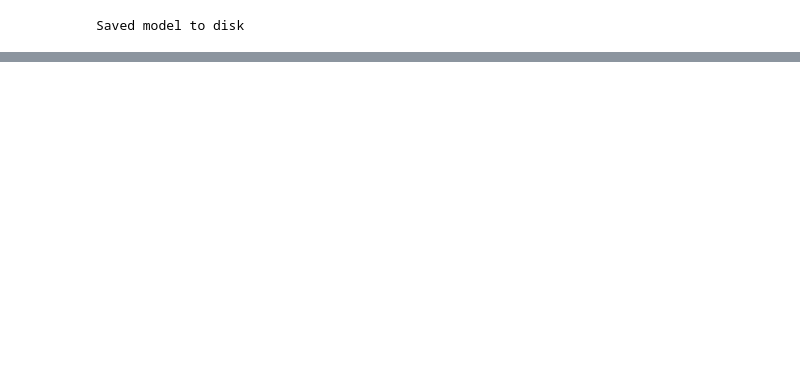
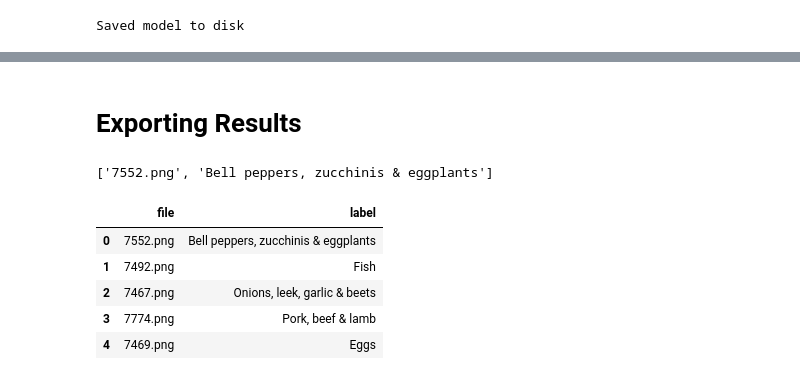
Before and after one commit to Younes-Charfaoui/Picnic-Hackathon, a Jupyter notebook: Picnic_Hackathon.ipynb, the cells around one changed output, grey strips where cells are left out. Saved outputs shown, nothing was run; the diff lists cells and outputs as text; code cells hidden in the pictures; blank space fills up the shorter version.

```diff
--- a/Picnic_Hackathon.ipynb
+++ b/Picnic_Hackathon.ipynb
@@ -236,0 +332,10 @@ Saved model to disk
+# %%
+def train_model(model, epochs):
+  model.compile(loss = 'categorical_crossentropy', optimizer = 'adam' , metrics = ['accuracy'])
+  history = model.fit(x_train, y_train, epochs= epochs, batch_size = 32, validation_data= (x_test,y_test))
+  plt.plot(history.history['loss'])
+  plt.plot(history.history['val_loss'])
+  plt.show()
+  plt.plot(history.history['acc'])
+  plt.plot(history.history['val_acc'])
+  plt.show()
@@ -236,0 +346,3 @@ Saved model to disk
+# %%
+model = make_model('densenet')
+train_model(model , 10)
@@ -236,0 +398,2 @@ Saved model to disk
+# %% [markdown]
+# Exporting Results
@@ -236,0 +404,30 @@ Saved model to disk
+# %%
+files = glob.glob(path_to_folder + 'test/*')
+# %%
+results = []
+i = 0
+for file in files:
+    print(i)
+    i+=1
+    img = cv2.imread(file,1)
+    img = cv2.resize(img, (224, 224))
+    img = img/255
+    result = model.predict([[img]])
+    label = labels[np.argmax(result)]
+    filename = os.path.basename(file)
+    results.append([filename, label])
+# %%
+results[0]
+# %% [output]
+['7552.png', 'Bell peppers, zucchinis & eggplants']
+# %%
+headers = ['file', 'label']
+df = pd.DataFrame(results, columns=headers)
+df.head()
+# %% [output]
+|  | file | label |
+| 0 | 7552.png | Bell peppers, zucchinis & eggplants |
+| 1 | 7492.png | Fish |
+| 2 | 7467.png | Onions, leek, garlic & beets |
+| 3 | 7774.png | Pork, beef & lamb |
+| 4 | 7469.png | Eggs |
```
Also changed, not shown: parts of 38 cells of this notebook.
